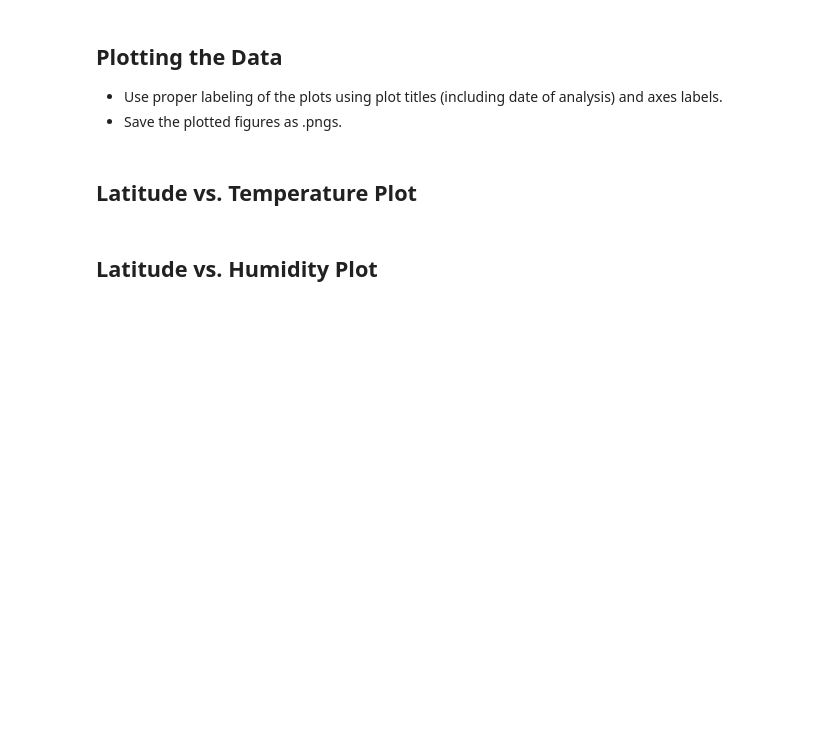
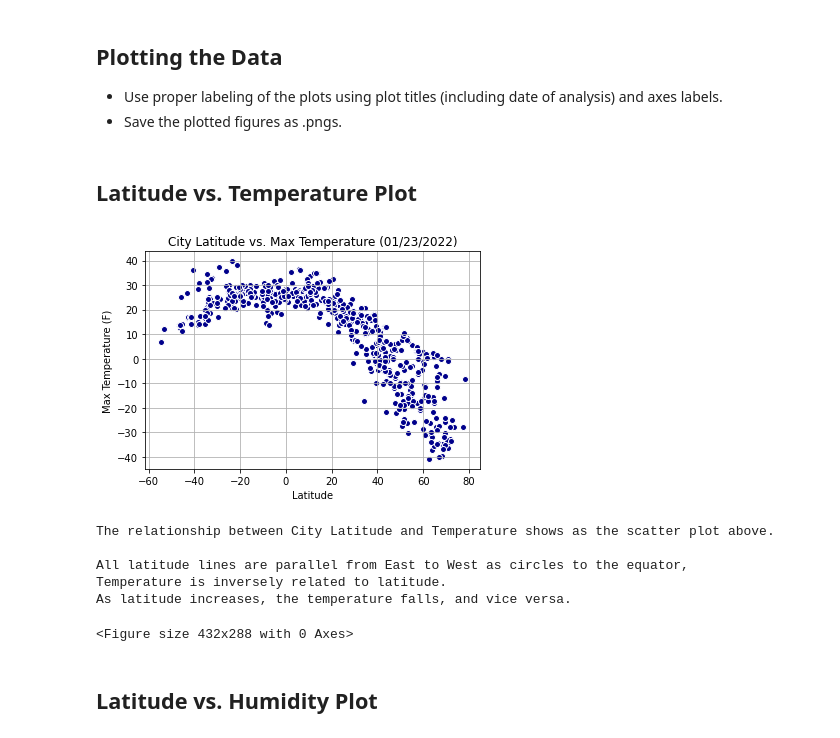
Before and after one commit to jcus/python-api-challenge, a Jupyter notebook: starter_code/WeatherPy.ipynb, the cells around one changed output. Cells and saved outputs as stored; diff of their text form; code cells hidden in the pictures; blank space fills up the shorter version.

```diff
--- a/starter_code/WeatherPy.ipynb
+++ b/starter_code/WeatherPy.ipynb
@@ -244,22 +251,31 @@ Skip this step if there are no cities that have humidity > 100%.
 # %%
 # Create a scatter plot for Temperature (F) vs. Latitude
 plt.scatter(weatherDF['Latitude'], weatherDF["Temp"], facecolors = "darkblue", edgecolor ="white", marker="o")
 
 plt.xlabel("Latitude")
 plt.ylabel("Max Temperature (F)")
 plt.title("City Latitude vs. Max Temperature (01/23/2022)")
 
 plt.grid()
 plt.show()
 
-# save plot as png file
-plt.savefig("CityLatitude_vs_Temperature.png")
-
 # bold print '\033[1m'+ words +'\033[0m'
 print('\033[1m' +"The relationship between City Latitude and Temperature shows as the scatter plot above. \n"
       "\n"
       "All latitude lines are parallel from East to West as circles to the equator, \n"
-      "Temperature is inversely related to latitude. As latitude increases, the temperature falls, and vice versa. \n"+'\033[0m')
+      "Temperature is inversely related to latitude.  \n"
+      "As latitude increases, the temperature falls, and vice versa. \n"+'\033[0m')
+
+# save plot as png file
+plt.savefig("CityLatitude_vs_Temp.png")
+# %% [output]
+[figure, added]
+The relationship between City Latitude and Temperature shows as the scatter plot above.
+
+All latitude lines are parallel from East to West as circles to the equator,
+Temperature is inversely related to latitude.
+As latitude increases, the temperature falls, and vice versa.
+<Figure size 432x288 with 0 Axes>
 # %% [markdown]
 ## Latitude vs. Humidity Plot
 # %%
```
Also changed, not shown: parts of 16 cells of this notebook.
